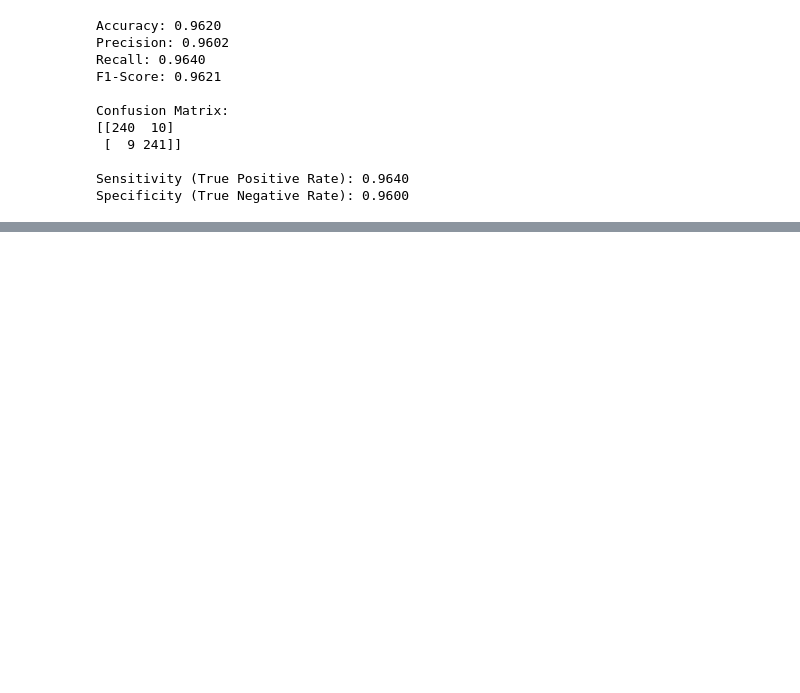
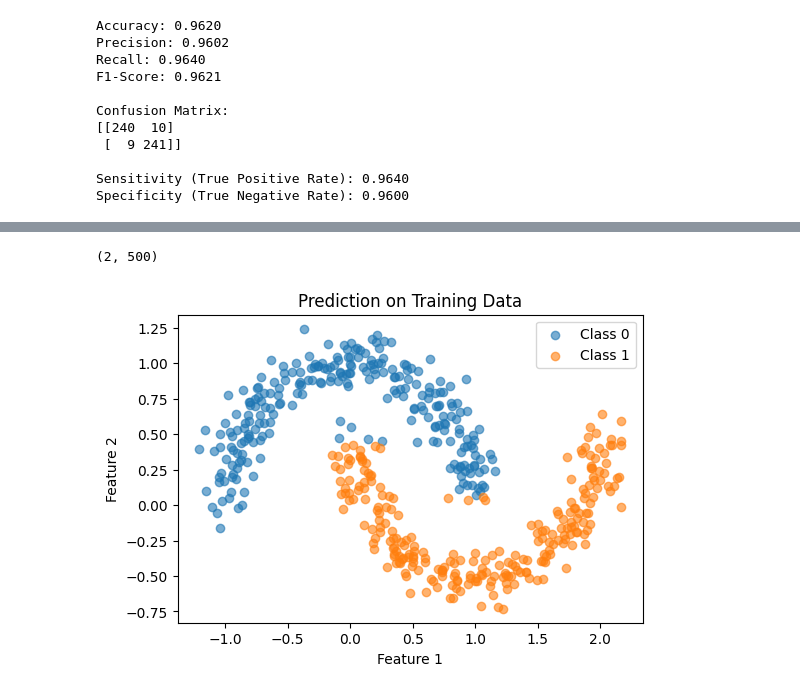
Before and after one commit to yashpundir/Research-Study, a Jupyter notebook: Logistic Regression/deeplearning_ai.ipynb, the cells around one changed output, grey strips where cells are left out. Drawn from its saved outputs; the diff is of its cells as text; code cells hidden in the pictures; blank space fills up the shorter version.

```diff
--- a/Logistic Regression/deeplearning_ai.ipynb
+++ b/Logistic Regression/deeplearning_ai.ipynb
@@ -9,5 +9,6 @@ from scipy.special import expit # sigmoid function
 from sklearn.metrics import precision_score, recall_score, f1_score, confusion_matrix
 # %%
 X, y = make_moons(n_samples=500, noise=0.1, random_state=42)
-X.shape, y.shape
+y = y.reshape(-1, 1)
+print(X.shape, y.shape)
 # %% [output]
@@ -635,0 +751,29 @@ Specificity (True Negative Rate): 0.9600
+# %%
+from sklearn.datasets import make_moons
+
+# 1. Prepare Data (Ng Convention: Columns are Samples)
+X_raw, y_raw = make_moons(n_samples=500, noise=0.1, random_state=42)
+
+# X shape: (2, 500) -> 2 Features, 500 Samples
+X = X_raw.T
+
+# y shape: (1, 500) -> 1 Output, 500 Samples
+y = y_raw.reshape(1, -1)
+
+# 2. Build Model
+nn = NeuralNetwork()
+
+# Layer 1: 2 Inputs -> 10 Neurons
+nn.add(Dense(2, 3))
+nn.add(Activation('tanh'))
+
+# Layer 2: 10 Inputs -> 10 Neurons
+nn.add(Dense(3, 2))
+nn.add(Activation('tanh'))
+
+# Layer 3: 10 Inputs -> 1 Neuron
+nn.add(Dense(2, 1))
+nn.add(Activation('sigmoid'))
+
+# 3. Train
+nn.train(X, y, epochs=300, learning_rate=0.3)
@@ -635,0 +791,19 @@ Specificity (True Negative Rate): 0.9600
+# %%
+y_pred = nn.predict(X)
+y_pred_binary = (y_pred > 0.5).astype(float).reshape(-1, 1)
+# %%
+X.shape
+# %% [output]
+(2, 500)
+# %%
+# Prediction on training data
+plt.figure(figsize=(6, 4))
+plt.scatter(X[0, y_pred_binary.flatten() == 0], X[1, y_pred_binary.flatten() == 0], label='Class 0', alpha=0.6)
+plt.scatter(X[0, y_pred_binary.flatten() == 1], X[1, y_pred_binary.flatten() == 1], label='Class 1', alpha=0.6)
+plt.xlabel('Feature 1')
+plt.ylabel('Feature 2')
+plt.legend()
+plt.title('Prediction on Training Data')
+plt.show()
+# %% [output]
+[figure, added]
```
Also changed, not shown: parts of 6 cells of this notebook.
